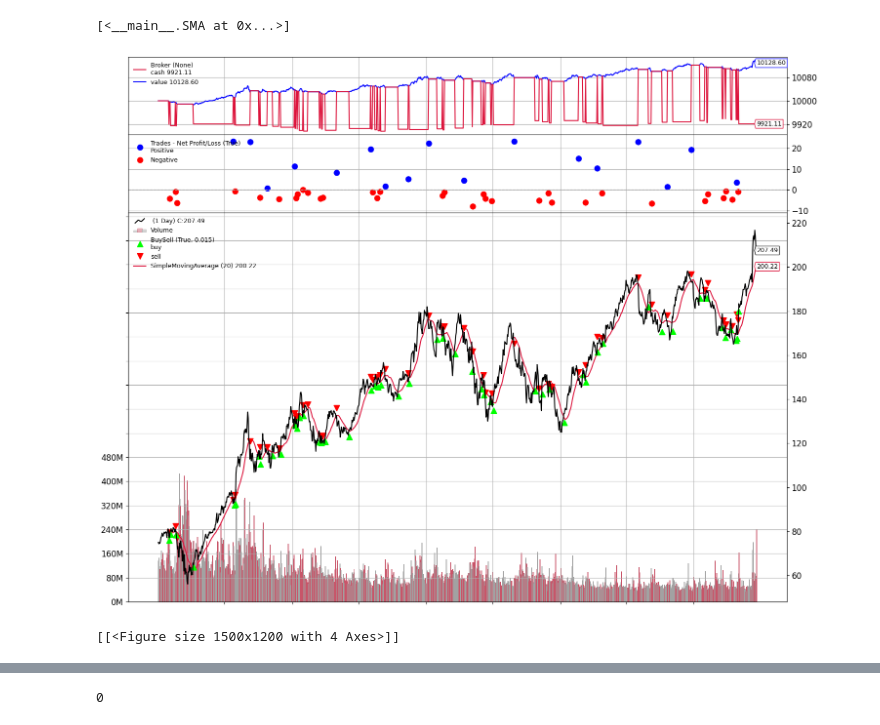
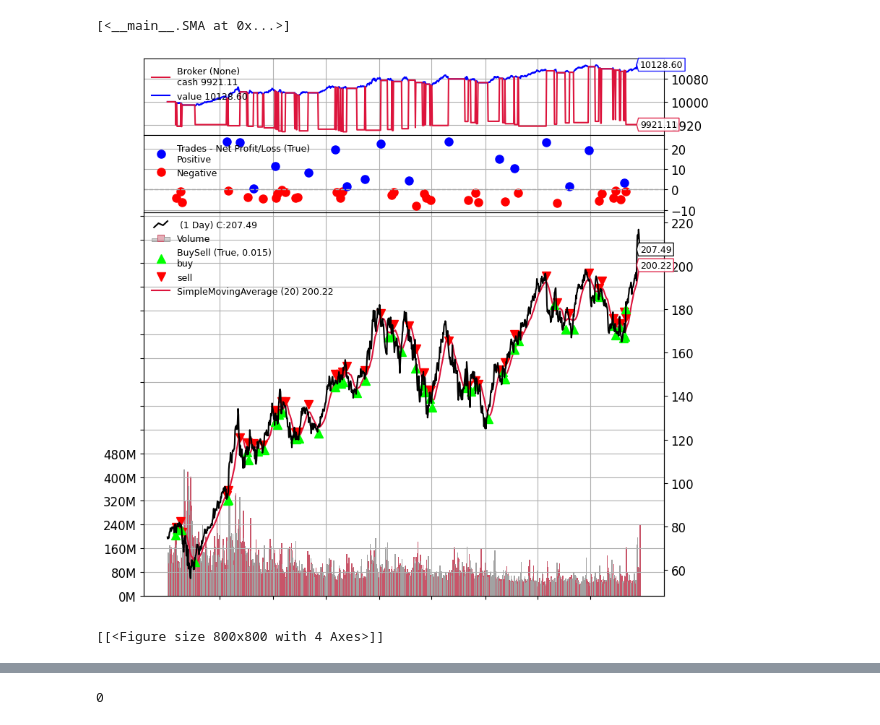
Before and after one commit to Addisu-Alemu/Scalable-Backtesting-Infrastructure, a Jupyter notebook: backend/notebook/backtrader_strategies.ipynb, the cells around one changed output, grey strips where cells are left out. Cells and saved outputs as stored; diff of their text form; code cells hidden in the pictures.

```diff
--- a/backend/notebook/backtrader_strategies.ipynb
+++ b/backend/notebook/backtrader_strategies.ipynb
@@ -76,9 +76,9 @@ cerebro.run()
 # %% [output]
 [<__main__.SMA at 0x...>]
 # %%
-plt.rcParams['figure.figsize'] = [15, 12]
+plt.rcParams['figure.figsize'] = [8, 8]
 plt.rcParams.update({'font.size': 12})
 cerebro.plot(iplot = False)
 # %% [output]
-[figure, old version]
+[figure, new version]
-[[<Figure size 1500x1200 with 4 Axes>]]
+[[<Figure size 800x800 with 4 Axes>]]
```
Also changed, not shown: parts of 2 cells of this notebook, 17 other files.
